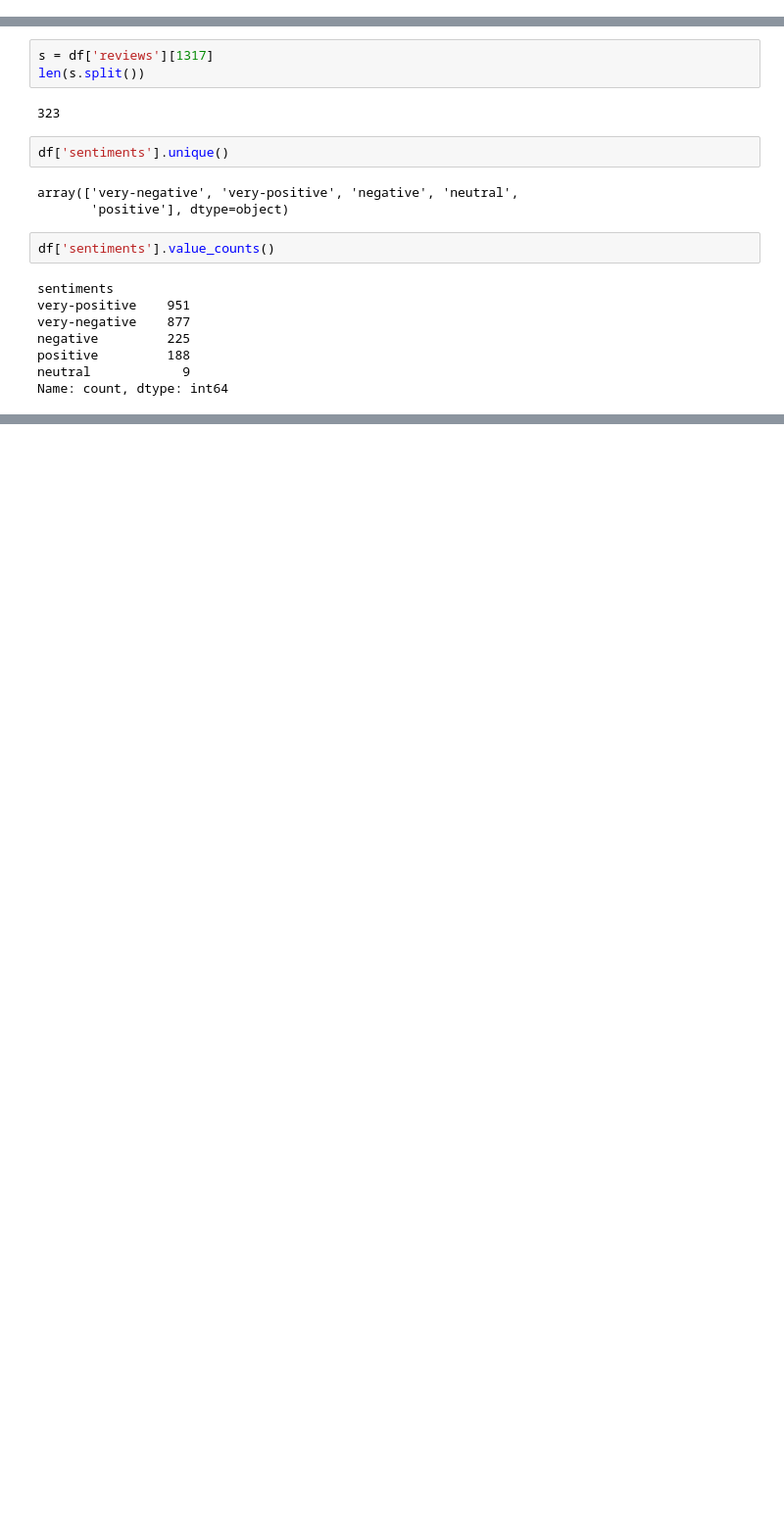
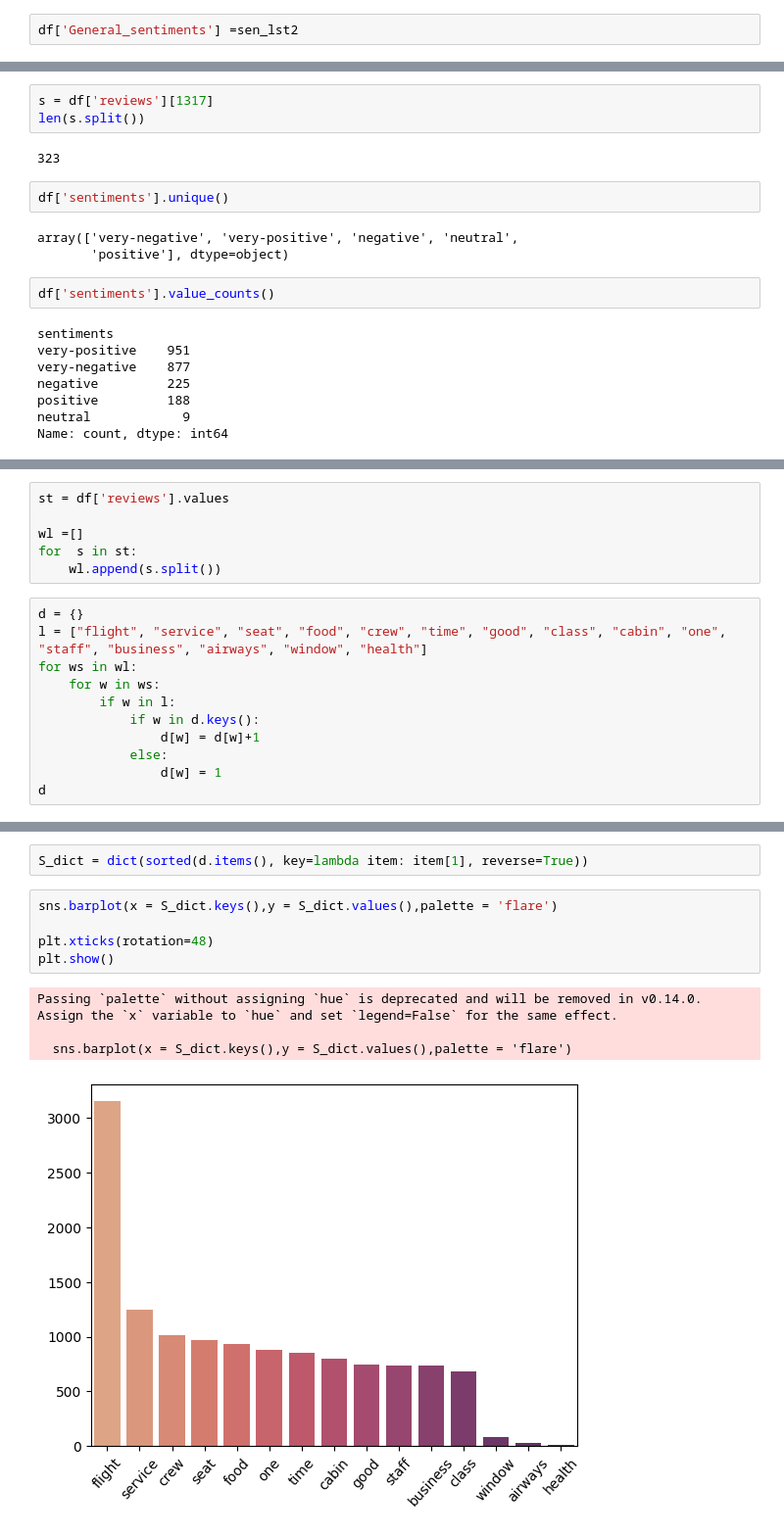
Before and after one commit to Manas8260/British-Airways--Data-Science-Project, a Jupyter notebook: Data_Cleaning_and_Modelling.ipynb, the cells around one changed output, grey strips where cells are left out. Shown: that part at 98% size. Cells and saved outputs as stored; diff of their text form; blank space fills up the shorter version.

```diff
--- a/Data_Cleaning_and_Modelling.ipynb
+++ b/Data_Cleaning_and_Modelling.ipynb
@@ -191,5 +202,7 @@ for text in rev:
 # %%
 df['sentiments'] = sen_lst
+# %%
+df['General_sentiments'] =sen_lst2
 # %%
 #del df['senti-score']
 # %%
@@ -237,0 +256,17 @@ df.to_csv('data/BA_Cleaned_review.csv',index = False)
+# %%
+st = df['reviews'].values
+
+wl =[]
+for  s in st:
+    wl.append(s.split())
+# %%
+d = {}
+l = ["flight", "service", "seat", "food", "crew", "time", "good", "class", "cabin", "one", "staff", "business", "airways", "window", "health"]
+for ws in wl:
+    for w in ws:
+        if w in l:
+            if w in d.keys():
+                d[w] = d[w]+1
+            else:
+                d[w] = 1
+d
@@ -237,0 +289,12 @@ df.to_csv('data/BA_Cleaned_review.csv',index = False)
+# %%
+S_dict = dict(sorted(d.items(), key=lambda item: item[1], reverse=True))
+# %%
+sns.barplot(x = S_dict.keys(),y = S_dict.values(),palette = 'flare')
+
+plt.xticks(rotation=48)
+plt.show()
+# %% [output]
+Passing `palette` without assigning `hue` is deprecated and will be removed in v0.14.0. Assign the `x` variable to `hue` and set `legend=False` for the same effect.
+
+  sns.barplot(x = S_dict.keys(),y = S_dict.values(),palette = 'flare')
+[figure, added]
```
Also changed, not shown: parts of 10 cells of this notebook, 5 other files.
